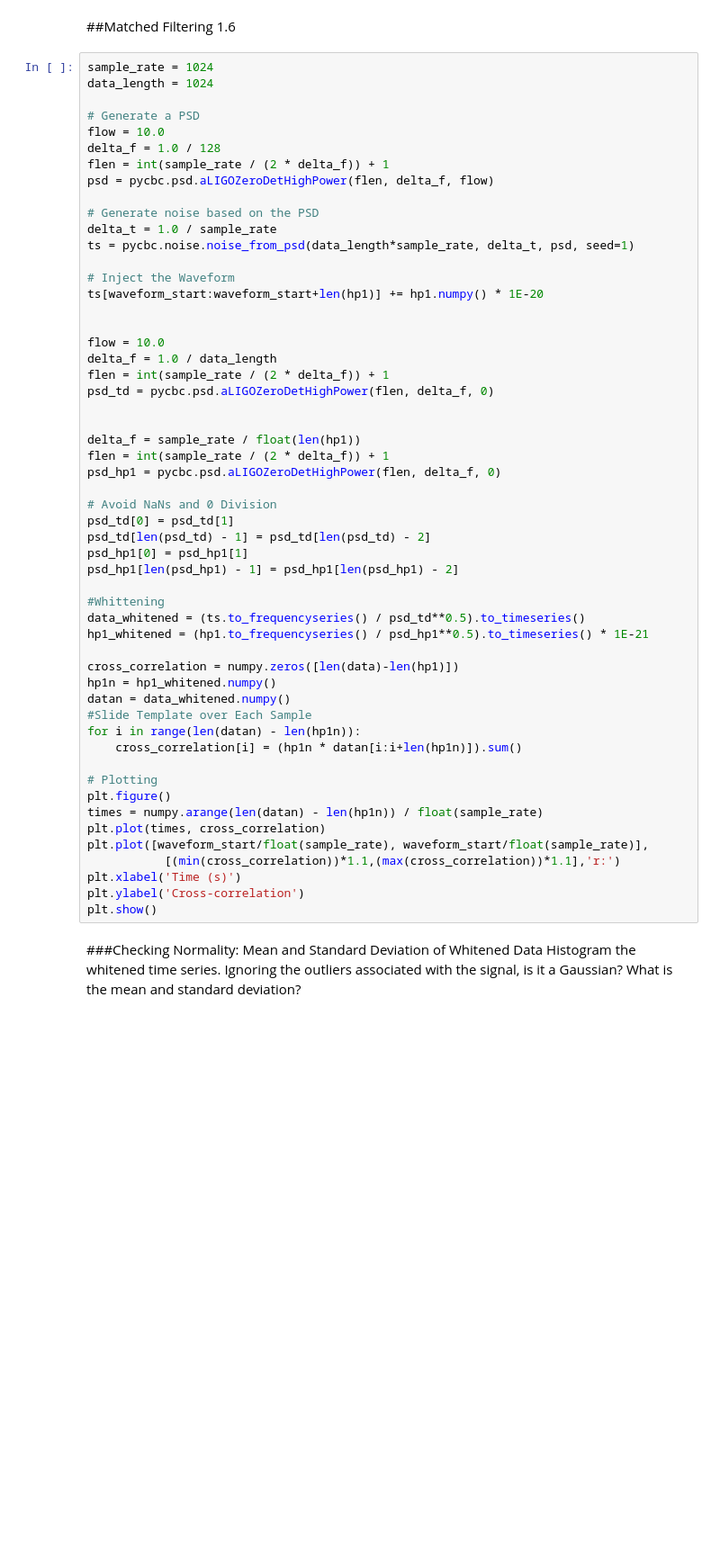
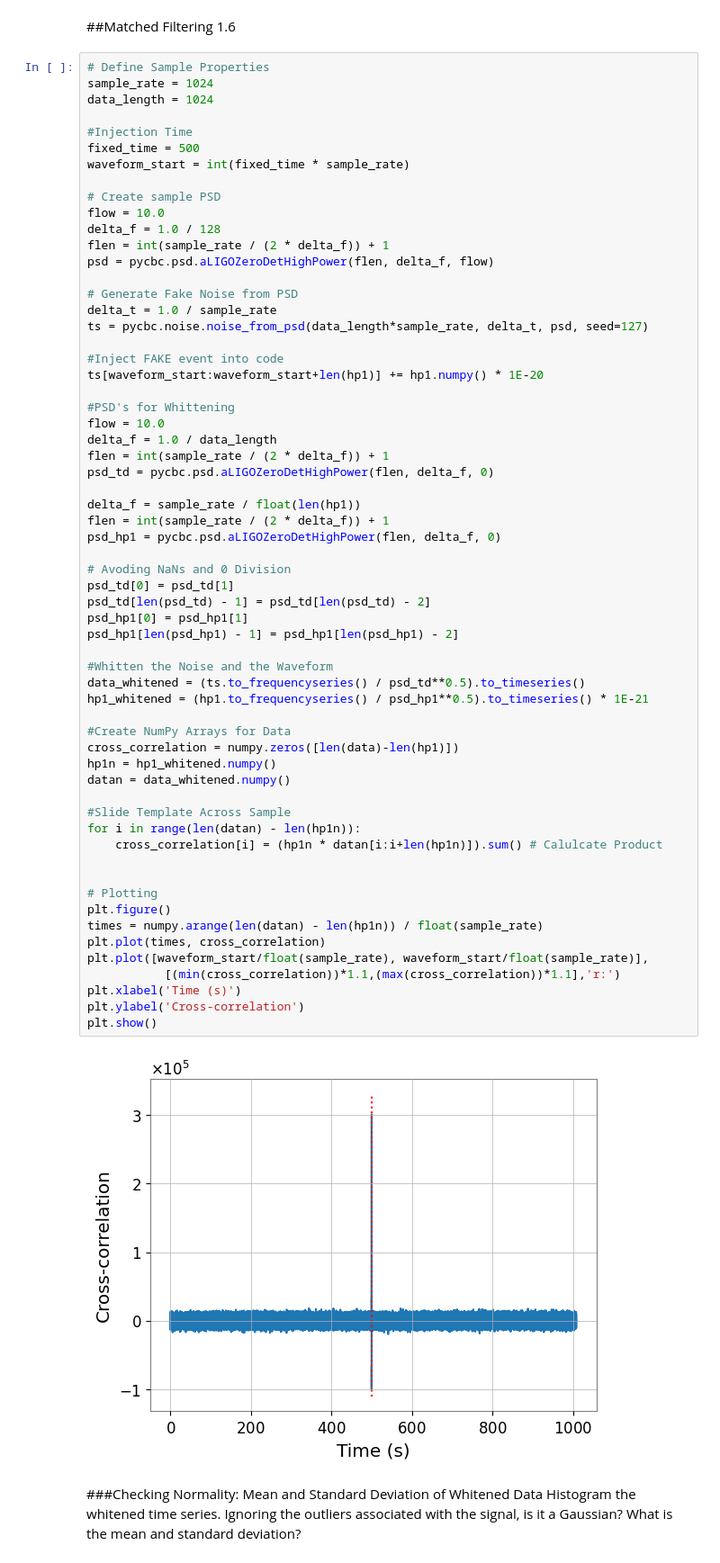
Before and after one commit to MrBenjaminHolmes/Gravitational-Waves, a Jupyter notebook: GWpy.ipynb, the cells around one changed output. Shown at 90% size. Saved outputs shown, nothing was run; the diff lists cells and outputs as text; blank space fills up the shorter version.

```diff
--- a/GWpy.ipynb
+++ b/GWpy.ipynb
@@ -160,59 +180,68 @@ plt.show()
 # %% [markdown]
 ##Matched Filtering 1.6
 # %%
+# Define Sample Properties
 sample_rate = 1024
 data_length = 1024
 
-# Generate a PSD
+#Injection Time
+fixed_time = 500
+waveform_start = int(fixed_time * sample_rate)
+
+# Create sample PSD
 flow = 10.0
 delta_f = 1.0 / 128
 flen = int(sample_rate / (2 * delta_f)) + 1
 psd = pycbc.psd.aLIGOZeroDetHighPower(flen, delta_f, flow)
 
-# Generate noise based on the PSD
+# Generate Fake Noise from PSD
 delta_t = 1.0 / sample_rate
-ts = pycbc.noise.noise_from_psd(data_length*sample_rate, delta_t, psd, seed=1)
+ts = pycbc.noise.noise_from_psd(data_length*sample_rate, delta_t, psd, seed=127)
 
-# Inject the Waveform
+#Inject FAKE event into code
 ts[waveform_start:waveform_start+len(hp1)] += hp1.numpy() * 1E-20
 
-
+#PSD's for Whittening
 flow = 10.0
 delta_f = 1.0 / data_length
 flen = int(sample_rate / (2 * delta_f)) + 1
 psd_td = pycbc.psd.aLIGOZeroDetHighPower(flen, delta_f, 0)
 
-
 delta_f = sample_rate / float(len(hp1))
 flen = int(sample_rate / (2 * delta_f)) + 1
 psd_hp1 = pycbc.psd.aLIGOZeroDetHighPower(flen, delta_f, 0)
 
-# Avoid NaNs and 0 Division
+# Avoding NaNs and 0 Division
 psd_td[0] = psd_td[1]
 psd_td[len(psd_td) - 1] = psd_td[len(psd_td) - 2]
 psd_hp1[0] = psd_hp1[1]
 psd_hp1[len(psd_hp1) - 1] = psd_hp1[len(psd_hp1) - 2]
 
-#Whittening
+#Whitten the Noise and the Waveform
 data_whitened = (ts.to_frequencyseries() / psd_td**0.5).to_timeseries()
 hp1_whitened = (hp1.to_frequencyseries() / psd_hp1**0.5).to_timeseries() * 1E-21
 
+#Create NumPy Arrays for Data
 cross_correlation = numpy.zeros([len(data)-len(hp1)])
 hp1n = hp1_whitened.numpy()
 datan = data_whitened.numpy()
-#Slide Template over Each Sample
+
+#Slide Template Across Sample
 for i in range(len(datan) - len(hp1n)):
-    cross_correlation[i] = (hp1n * datan[i:i+len(hp1n)]).sum()
+    cross_correlation[i] = (hp1n * datan[i:i+len(hp1n)]).sum() # Calulcate Product
+
 
 # Plotting
 plt.figure()
 times = numpy.arange(len(datan) - len(hp1n)) / float(sample_rate)
 plt.plot(times, cross_correlation)
 plt.plot([waveform_start/float(sample_rate), waveform_start/float(sample_rate)],
            [(min(cross_correlation))*1.1,(max(cross_correlation))*1.1],'r:')
 plt.xlabel('Time (s)')
 plt.ylabel('Cross-correlation')
 plt.show()
+# %% [output]
+[figure, added]
 # %% [markdown]
 ###Checking Normality: Mean and Standard Deviation of Whitened Data
 Histogram the whitened time series. Ignoring the outliers associated with the signal, is it a Gaussian? What is the mean and standard deviation?
```
Also changed, not shown: parts of 8 cells of this notebook.
